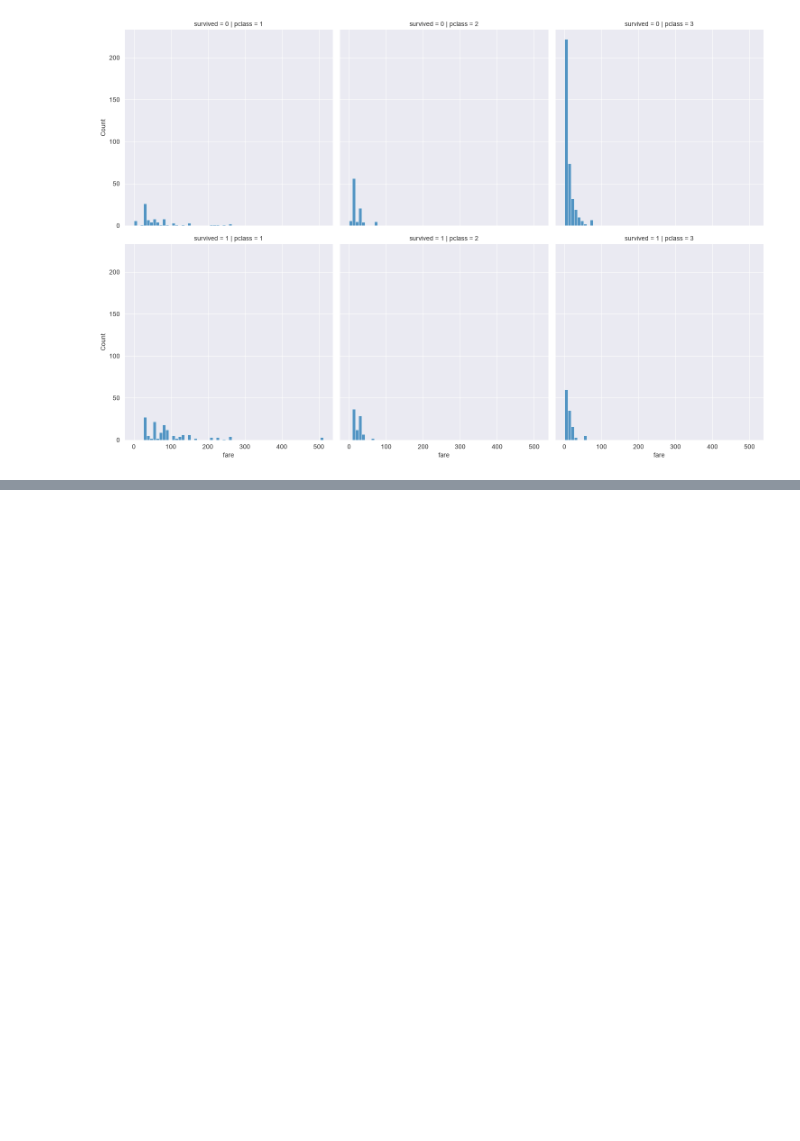
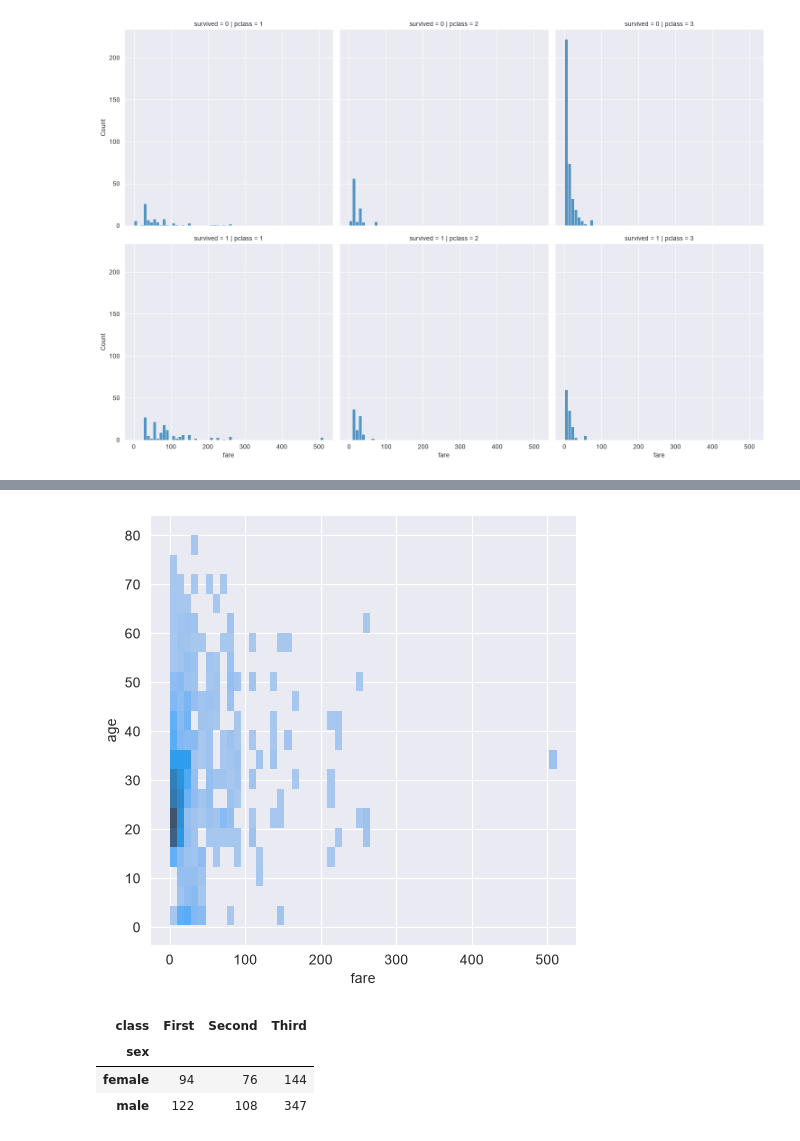
Before and after one commit to SEOWOOSANG/18_data_analytics, a Jupyter notebook: 02_seaborn.ipynb, the cells around one changed output, grey strips where cells are left out. Saved outputs shown, nothing was run; the diff lists cells and outputs as text; code cells hidden in the pictures; blank space fills up the shorter version.

```diff
--- a/02_seaborn.ipynb
+++ b/02_seaborn.ipynb
@@ -157,0 +180,30 @@ plt.show()
+# %%
+sns.displot(
+    x="fare",
+    y="age",
+    data=titanic,
+    kind="hist",
+)
+
+plt.show()
+# %% [output]
+[figure, added]
+# %%
+import matplotlib.pyplot as plt
+import seaborn as sns
+
+titanic = sns.load_dataset("titanic")
+sns.set_style("darkgrid")
+
+table = titanic.pivot_table(
+    index=["sex"],
+    columns=["class"],
+    aggfunc="size",
+    observed=False
+)
+table
+# %% [output]
+| class | First | Second | Third |
+| sex |  |  |  |
+| female | 94 | 76 | 144 |
+| male | 122 | 108 | 347 |
```
Also changed, not shown: parts of 3 cells of this notebook.
